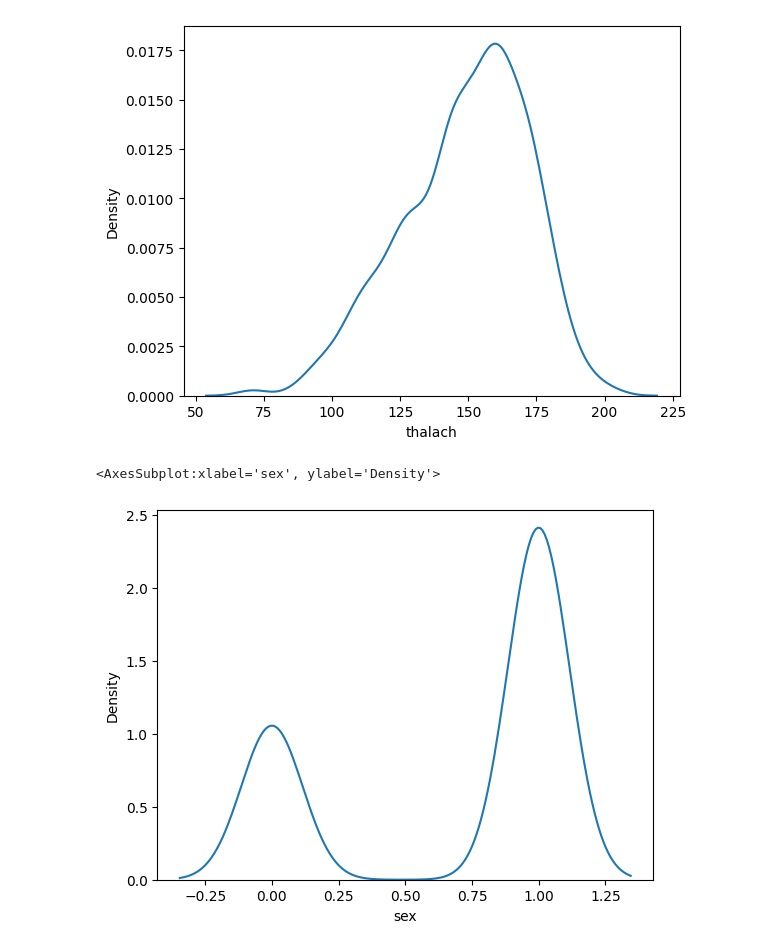
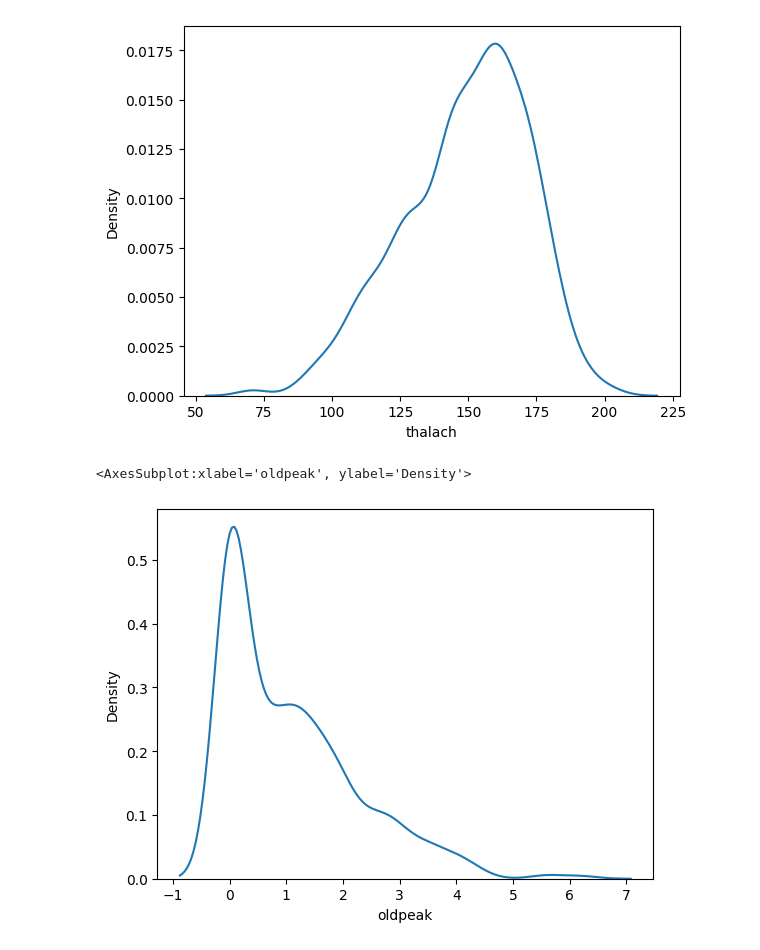
Before and after one commit to deepshikha-s/EC-422_Project, a Jupyter notebook: Exploratory Data Analysis.ipynb, the cells around one changed output. Drawn from its saved outputs; the diff is of its cells as text; code cells hidden in the pictures.

```diff
--- a/Exploratory Data Analysis.ipynb
+++ b/Exploratory Data Analysis.ipynb
@@ -100,7 +100,7 @@ sns.kdeplot(df['thalach'])
 <AxesSubplot:xlabel='thalach', ylabel='Density'>
 [figure]
 # %%
-sns.kdeplot(df['sex'])
+sns.kdeplot(df['oldpeak'])
 # %% [output]
-<AxesSubplot:xlabel='sex', ylabel='Density'>
+<AxesSubplot:xlabel='oldpeak', ylabel='Density'>
-[figure, old version]
+[figure, new version]
```
Also changed, not shown: parts of 7 cells of this notebook.
